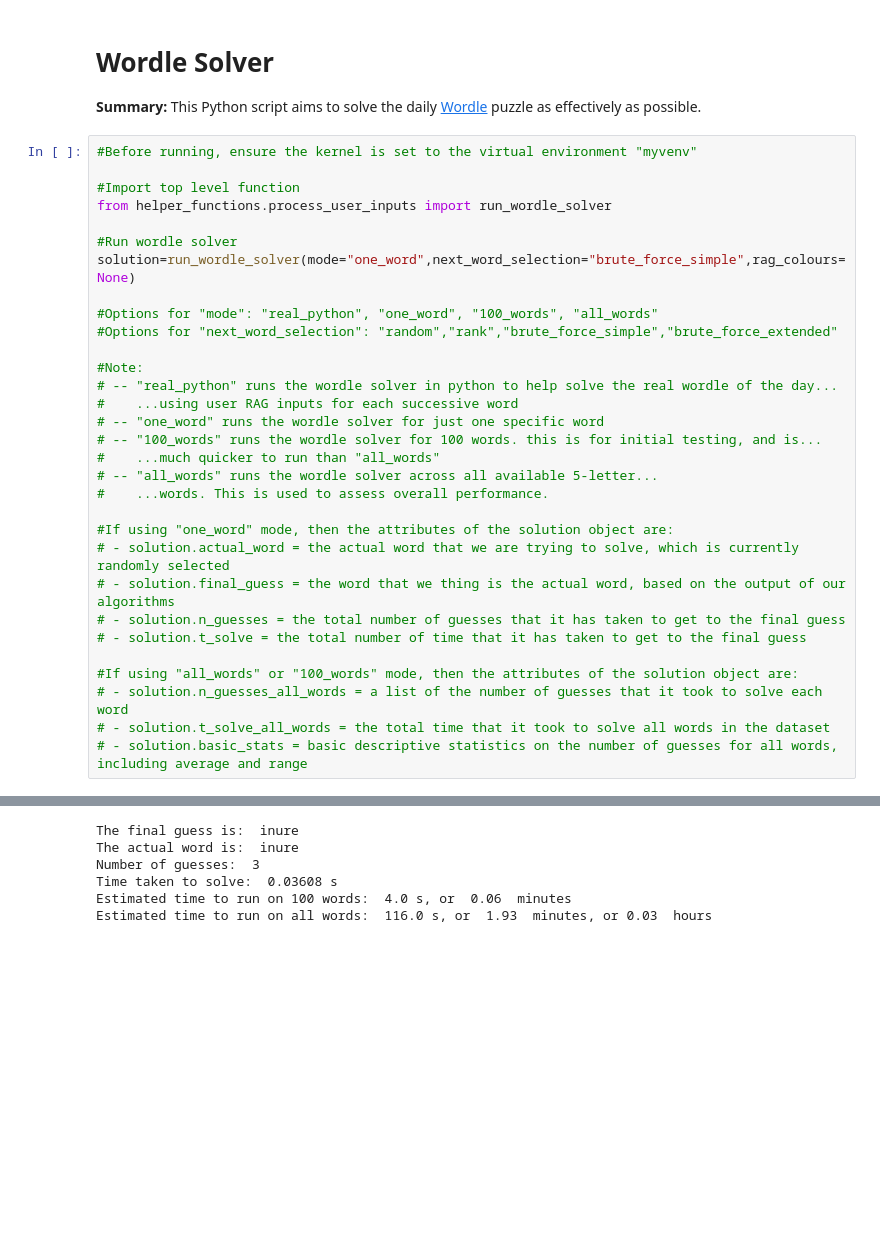
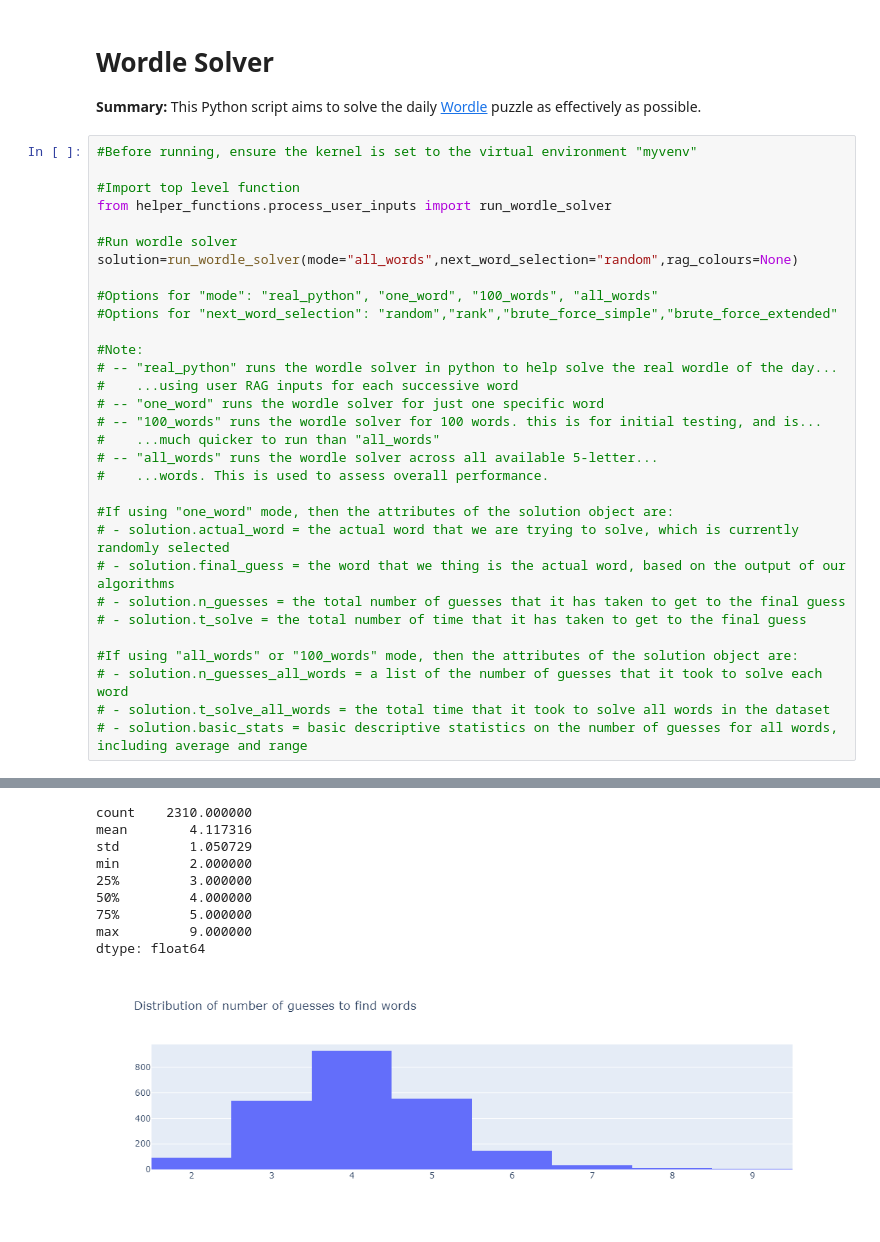
Before and after one commit to richard-flint/wordle_solver, a Jupyter notebook: codebase/flask_app/MAIN.ipynb, the cells around one changed output, grey strips where cells are left out. Saved outputs shown, nothing was run; the diff lists cells and outputs as text; blank space fills up the shorter version.

Commit message:
updating list of full words

```diff
--- a/codebase/flask_app/MAIN.ipynb
+++ b/codebase/flask_app/MAIN.ipynb
@@ -8,7 +8,7 @@
 from helper_functions.process_user_inputs import run_wordle_solver
 
 #Run wordle solver
-solution=run_wordle_solver(mode="one_word",next_word_selection="brute_force_simple",rag_colours=None)
+solution=run_wordle_solver(mode="all_words",next_word_selection="random",rag_colours=None)
 
 #Options for "mode": "real_python", "one_word", "100_words", "all_words"
 #Options for "next_word_selection": "random","rank","brute_force_simple","brute_force_extended"
@@ -37,6 +37,10 @@ solution=run_wordle_solver(mode="one_word",next_word_selection="brute_force_simp
-The final guess is:  inure
-The actual word is:  inure
-Number of guesses:  3
-Time taken to solve:  0.03608 s
-Estimated time to run on 100 words:  4.0 s, or  0.06  minutes
-Estimated time to run on all words:  116.0 s, or  1.93  minutes, or 0.03  hours
+count    2310.000000
+mean        4.117316
+std         1.050729
+min         2.000000
+25%         3.000000
+50%         4.000000
+75%         5.000000
+max         9.000000
+dtype: float64
+[figure, added]
```
Also changed, not shown: parts of 10 cells of this notebook, 9 other files.
